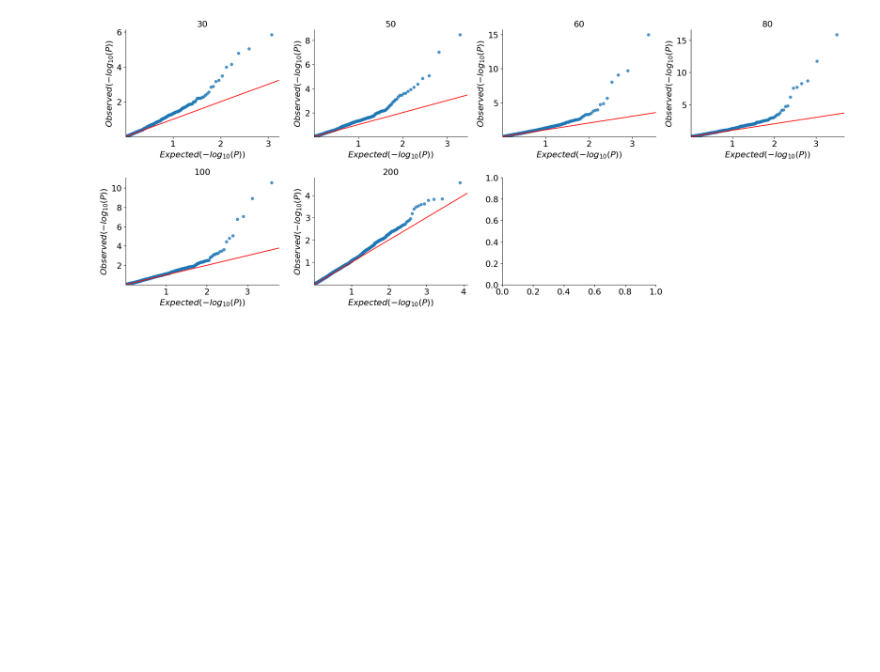
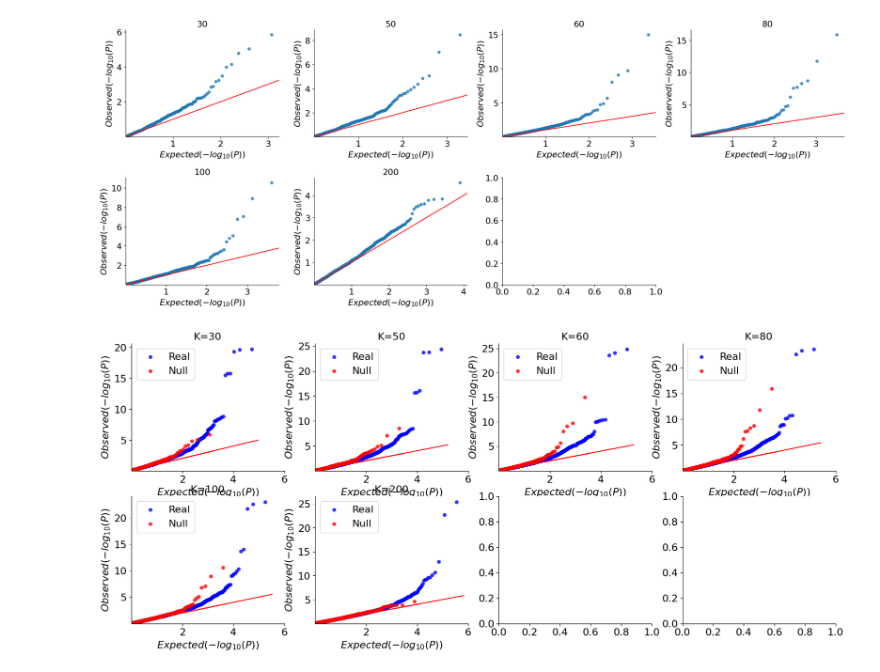
Before and after one commit to EngreitzLab/cNMF_benchmarking, a Jupyter notebook: cNMF_benchmarking_pipeline/Perturbation_association_calibration/JupterNote_Version/Simple_perturbation_calibration.ipynb, the cells around one changed output. Cells and saved outputs as stored; diff of their text form; code cells hidden in the pictures; blank space fills up the shorter version.

```diff
--- a/cNMF_benchmarking_pipeline/Perturbation_association_calibration/JupterNote_Version/perturbation_association_calibration.ipynb
+++ b/cNMF_benchmarking_pipeline/Perturbation_association_calibration/JupterNote_Version/Simple_perturbation_calibration.ipynb
@@ -60,6 +54,6 @@ sample = ['Day0']
 # %%
 df_target = pd.read_csv(guide_annotation_path, sep = "\t", index_col = 0)
-df_target_non = df_target[not df_target["targeting"]]
+df_target_non = df_target[df_target["targeting"]==False]
 reference_targets = df_target_non.index.values.tolist()
 # %%
 # reformat if needed
@@ -305,6 +321,51 @@ plt.tight_layout()
 plt.savefig('"/oak/stanford/groups/engreitz/Users/ymo/cc-perturb-seq/Results/111025_D0_IGVF_10iter_torch_halsvar_batch_e7_v100s_test/Plot/Perturbation_calibration"/perturbation_association_qqplot_null.png', dpi=100)
 # %% [output]
 [figure]
+# %%
+# combine
+
+fig, axs = plt.subplots(ncols=4, nrows=2, figsize=(20, 8))
+
+for i, k in enumerate(components):
+    ax = axs.flat[i]
+
+    # Get data for both real and null
+    real_pvals = test_stats_dfs.loc[(test_stats_dfs.K == k) & (test_stats_dfs.real == True), 'pval']
+    null_pvals = test_stats_dfs.loc[(test_stats_dfs.K == k) & (test_stats_dfs.real == False) & (test_stats_dfs.target_name == 'targeting'), 'pval']
+
+    # Real data
+    qqplot(
+        data=real_pvals,
+        ax=ax,
+        color='blue',
+        label='Real'
+    )
+
+    # Null data
+    qqplot(
+        data=null_pvals,
+        ax=ax,
+        color='red',
+        label='Null'
+    )
+
+    # Get current axis limits (after both plots are drawn)
+    xlim = ax.get_xlim()
+    ylim = ax.get_ylim()
+
+    # Expand limits independently to include all data from both axes
+    max_x = max(xlim[1], ylim[0])
+    min_x = min(xlim[0], ylim[0])
+    max_y = max(xlim[1], ylim[1])
+    min_y = min(xlim[0], ylim[0])
+
+    ax.set_xlim(min_x, 6)
+    ax.set_ylim(min_y, max_y)
+
+    ax.set_title(f'K={k}')
+    ax.legend()
+# %% [output]
+[figure, added]
 # %%
 # combine
 
```
Also changed, not shown: parts of 9 cells of this notebook, 4 other files.
